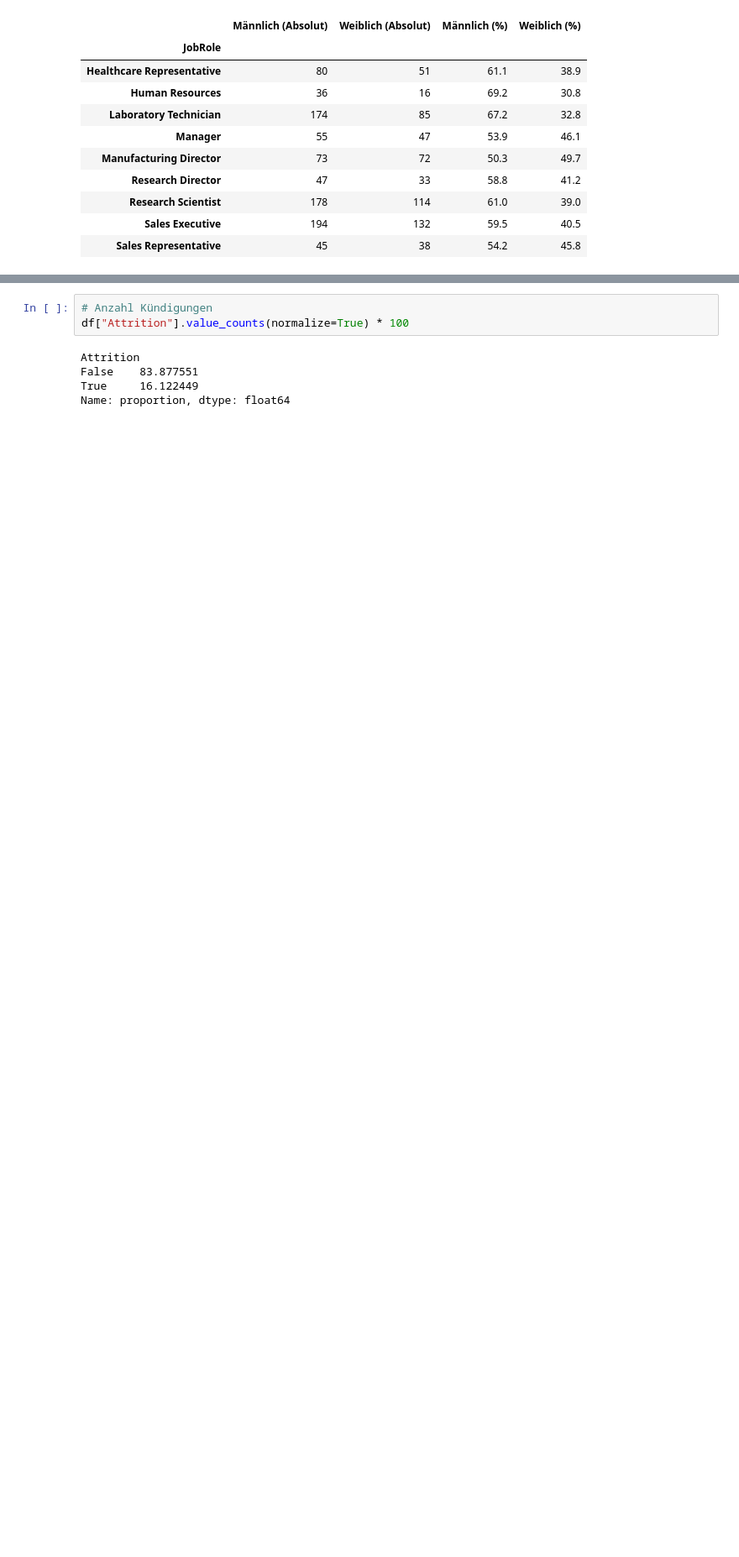
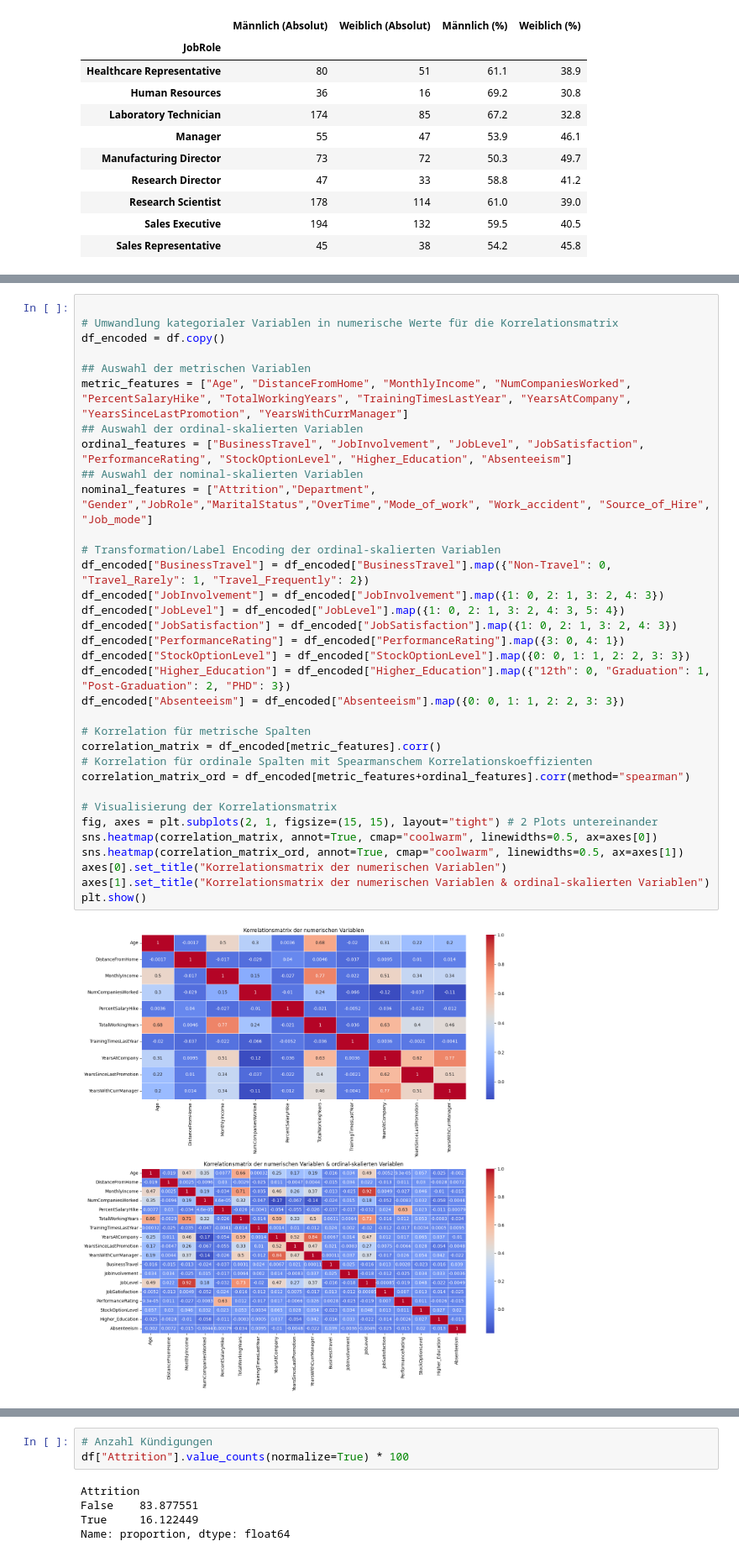
Before and after one commit to TBMeyer/dmi_fluctuation, a Jupyter notebook: notebooks/main.ipynb, the cells around one changed output, grey strips where cells are left out. Shown at 84% size. Drawn from its saved outputs; the diff is of its cells as text; blank space fills up the shorter version.

```diff
--- a/notebooks/main.ipynb
+++ b/notebooks/main.ipynb
@@ -203,0 +210,36 @@ Die Zielvariable Attrition korreliert mit Faktoren wie Überstunden, Zeit seit d
+# %%
+
+# Umwandlung kategorialer Variablen in numerische Werte für die Korrelationsmatrix
+df_encoded = df.copy()
+
+## Auswahl der metrischen Variablen
+metric_features = ["Age", "DistanceFromHome", "MonthlyIncome", "NumCompaniesWorked", "PercentSalaryHike", "TotalWorkingYears", "TrainingTimesLastYear", "YearsAtCompany", "YearsSinceLastPromotion", "YearsWithCurrManager"]
+## Auswahl der ordinal-skalierten Variablen
+ordinal_features = ["BusinessTravel", "JobInvolvement", "JobLevel", "JobSatisfaction", "PerformanceRating", "StockOptionLevel", "Higher_Education", "Absenteeism"]
+## Auswahl der nominal-skalierten Variablen
+nominal_features = ["Attrition","Department", "Gender","JobRole","MaritalStatus","OverTime","Mode_of_work", "Work_accident", "Source_of_Hire", "Job_mode"]
+
+# Transformation/Label Encoding der ordinal-skalierten Variablen
+df_encoded["BusinessTravel"] = df_encoded["BusinessTravel"].map({"Non-Travel": 0, "Travel_Rarely": 1, "Travel_Frequently": 2})
+df_encoded["JobInvolvement"] = df_encoded["JobInvolvement"].map({1: 0, 2: 1, 3: 2, 4: 3})
+df_encoded["JobLevel"] = df_encoded["JobLevel"].map({1: 0, 2: 1, 3: 2, 4: 3, 5: 4})
+df_encoded["JobSatisfaction"] = df_encoded["JobSatisfaction"].map({1: 0, 2: 1, 3: 2, 4: 3})
+df_encoded["PerformanceRating"] = df_encoded["PerformanceRating"].map({3: 0, 4: 1})
+df_encoded["StockOptionLevel"] = df_encoded["StockOptionLevel"].map({0: 0, 1: 1, 2: 2, 3: 3})
+df_encoded["Higher_Education"] = df_encoded["Higher_Education"].map({"12th": 0, "Graduation": 1, "Post-Graduation": 2, "PHD": 3})
+df_encoded["Absenteeism"] = df_encoded["Absenteeism"].map({0: 0, 1: 1, 2: 2, 3: 3})
+
+# Korrelation für metrische Spalten
+correlation_matrix = df_encoded[metric_features].corr()
+# Korrelation für ordinale Spalten mit Spearmanschem Korrelationskoeffizienten
+correlation_matrix_ord = df_encoded[metric_features+ordinal_features].corr(method="spearman")
+
+# Visualisierung der Korrelationsmatrix
+fig, axes = plt.subplots(2, 1, figsize=(15, 15), layout="tight") # 2 Plots untereinander
+sns.heatmap(correlation_matrix, annot=True, cmap="coolwarm", linewidths=0.5, ax=axes[0])
+sns.heatmap(correlation_matrix_ord, annot=True, cmap="coolwarm", linewidths=0.5, ax=axes[1])
+axes[0].set_title("Korrelationsmatrix der numerischen Variablen")
+axes[1].set_title("Korrelationsmatrix der numerischen Variablen & ordinal-skalierten Variablen")
+plt.show()
+# %% [output]
+[figure, added]
```
Also changed, not shown: parts of 22 cells of this notebook, 3 other files.
